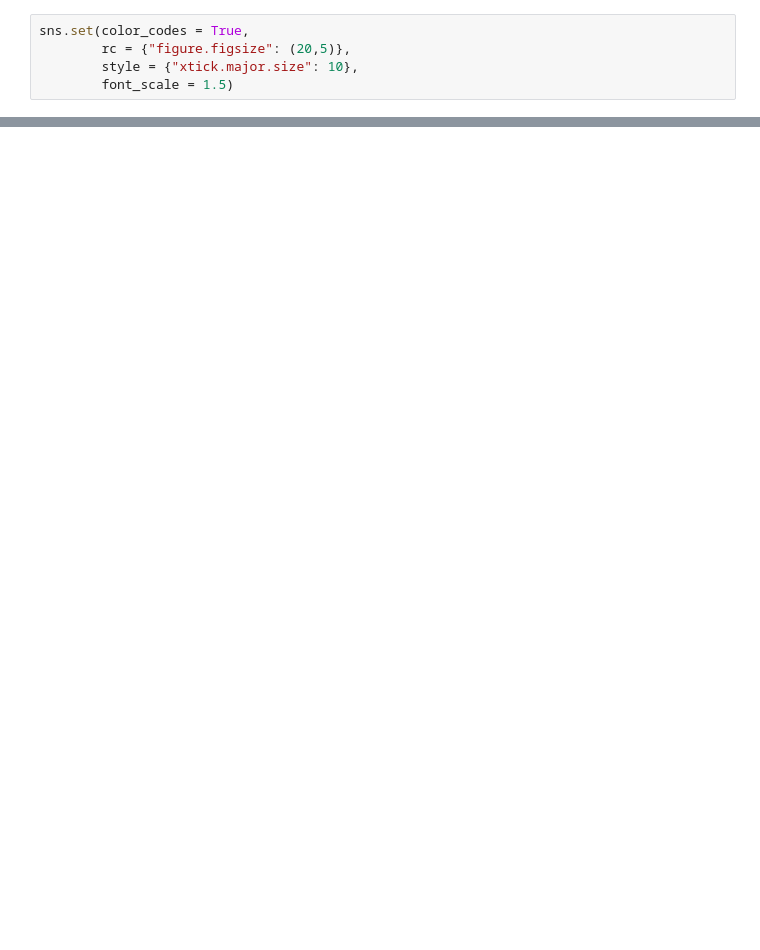
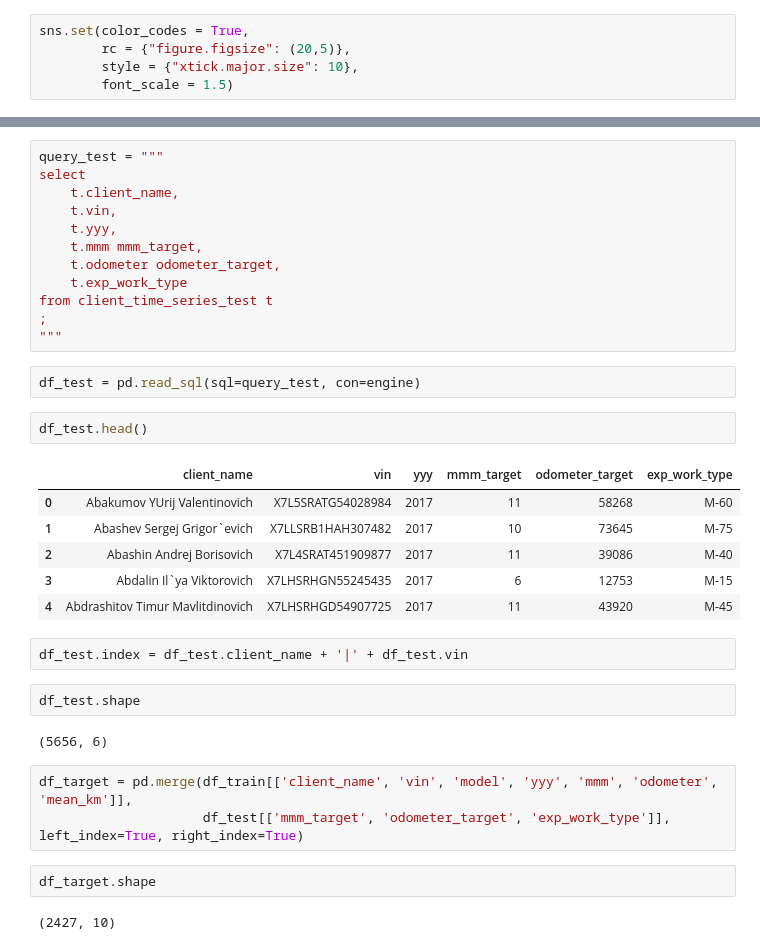
Before and after one commit to aastafiev/other, a Jupyter notebook: odometer/odometer_prep.ipynb, the cells around one changed output, grey strips where cells are left out. Cells and saved outputs as stored; diff of their text form; blank space fills up the shorter version.

```diff
--- a/odometer/odometer_prep.ipynb
+++ b/odometer/odometer_prep.ipynb
@@ -91,0 +111,36 @@ plt.show()
+# %%
+query_test = """
+select
+    t.client_name,
+    t.vin,
+    t.yyy,
+    t.mmm mmm_target,
+    t.odometer odometer_target,
+    t.exp_work_type
+from client_time_series_test t
+;
+"""
+# %%
+df_test = pd.read_sql(sql=query_test, con=engine)
+# %%
+df_test.head()
+# %% [output]
+|  | client_name | vin | yyy | mmm_target | odometer_target | exp_work_type |
+| 0 | Abakumov YUrij Valentinovich | X7L5SRATG54028984 | 2017 | 11 | 58268 | M-60 |
+| 1 | Abashev Sergej Grigor`evich | X7LLSRB1HAH307482 | 2017 | 10 | 73645 | M-75 |
+| 2 | Abashin Andrej Borisovich | X7L4SRAT451909877 | 2017 | 11 | 39086 | M-40 |
+| 3 | Abdalin Il`ya Viktorovich | X7LHSRHGN55245435 | 2017 | 6 | 12753 | M-15 |
+| 4 | Abdrashitov Timur Mavlitdinovich | X7LHSRHGD54907725 | 2017 | 11 | 43920 | M-45 |
+# %%
+df_test.index = df_test.client_name + '|' + df_test.vin
+# %%
+df_test.shape
+# %% [output]
+(5656, 6)
+# %%
+df_target = pd.merge(df_train[['client_name', 'vin', 'model', 'yyy', 'mmm', 'odometer', 'mean_km']],
+                     df_test[['mmm_target', 'odometer_target', 'exp_work_type']], left_index=True, right_index=True)
+# %%
+df_target.shape
+# %% [output]
+(2427, 10)
```
Also changed, not shown: parts of 23 cells of this notebook, 2 other files.
